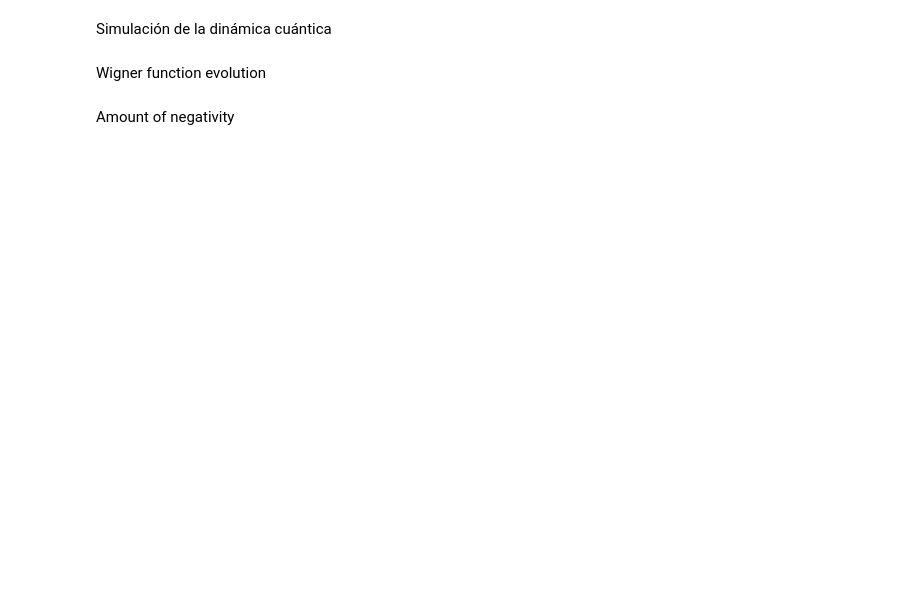
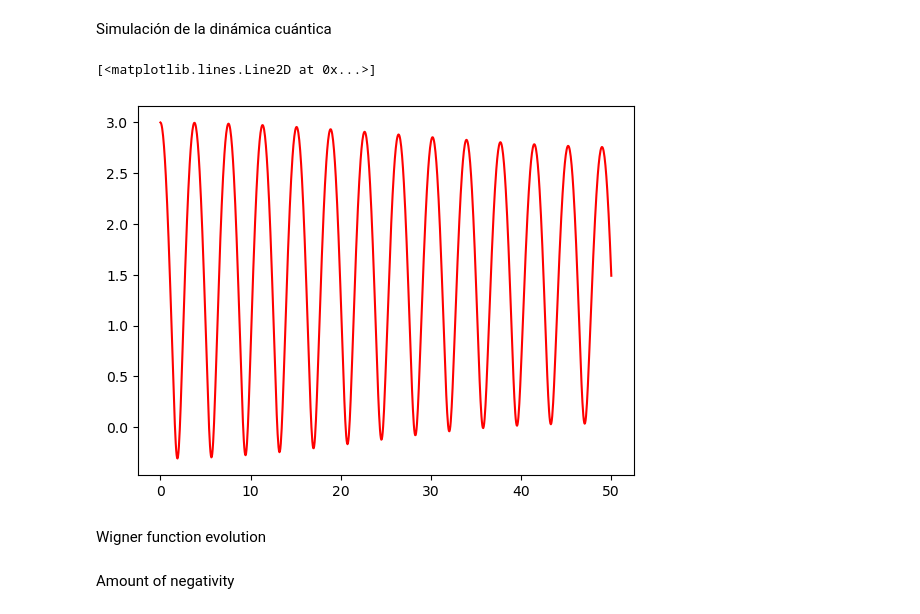
Before and after one commit to rodriGDD/Quantum-chaos, a Jupyter notebook: SISTEMA CUÁNTICO/OSCILADOR SIMPLE/ANIMACIONES.ipynb, the cells around one changed output. Cells and saved outputs as stored; diff of their text form; code cells hidden in the pictures; blank space fills up the shorter version.

```diff
--- a/SISTEMA CUÁNTICO/OSCILADOR SIMPLE/ANIMACIONES.ipynb
+++ b/SISTEMA CUÁNTICO/OSCILADOR SIMPLE/ANIMACIONES.ipynb
@@ -83,6 +83,11 @@ H = w_0*momentum(N)**2/2+U_q
 options = Options(store_states=True,nsteps=5000)
 result = mesolve(H, psi0, tvec, [], [position(N)/math.sqrt(w_0*m),momentum(N)*math.sqrt(w_0*m),position(N)**2/(w_0*m),momentum(N)**2*(w_0*m)],options=options)
 # result2 = mesolve(H, psi02, tvec, [], [position(N)/math.sqrt(w_0*m),momentum(N)*math.sqrt(w_0*m),position(N)**2/(w_0*m),momentum(N)**2*(w_0*m)],options=options)
+# %%
+plt.plot(tvec,result.expect[0],label='Quantum expected values', color = 'red')
+# %% [output]
+[<matplotlib.lines.Line2D at 0x...>]
+[figure, added]
 # %% [markdown]
 Wigner function evolution
 # %%
```
Also changed, not shown: parts of 11 cells of this notebook, 19 other files.
